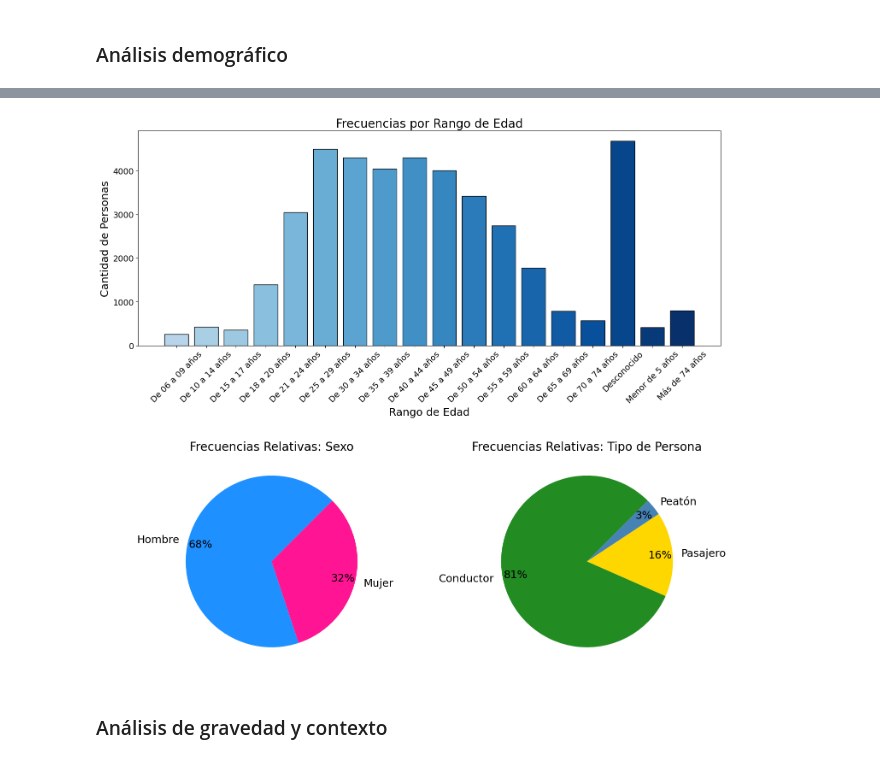
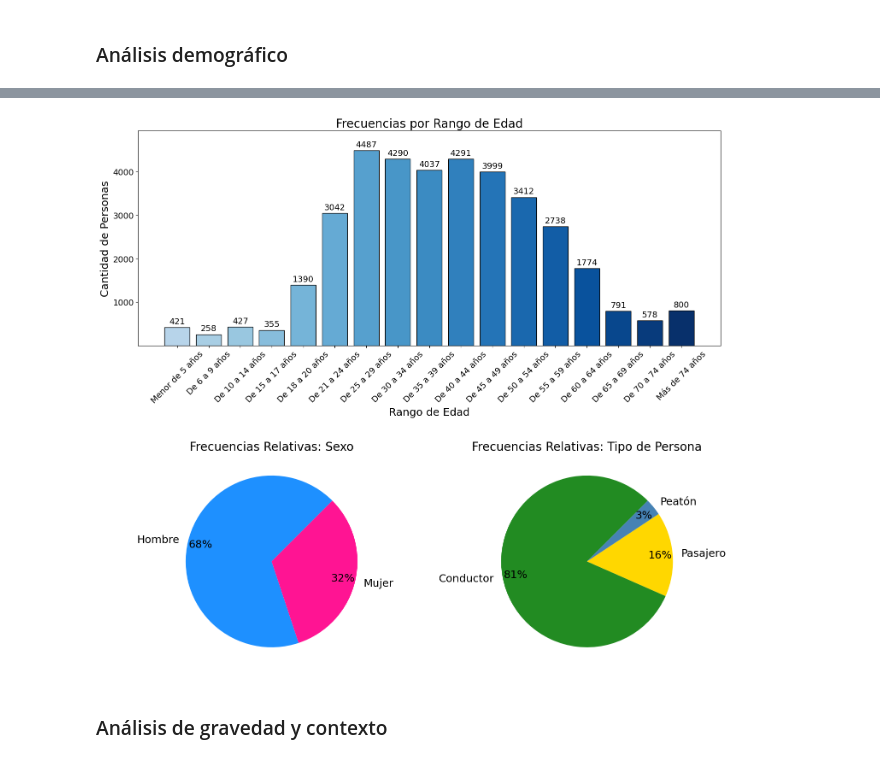
Before and after one commit to AQuindimil/DS-Online_AQR, a Jupyter notebook: Project_Break_I_EDA/EDA_Accidentes_2021.ipynb, the cells around one changed output, grey strips where cells are left out. Saved outputs shown, nothing was run; the diff lists cells and outputs as text; code cells hidden in the pictures.

```diff
--- a/Project_Break_I_EDA/EDA_Accidentes_2021.ipynb
+++ b/Project_Break_I_EDA/EDA_Accidentes_2021.ipynb
@@ -176,0 +200,2 @@ df_21.head(5)
+# %%
+df_21["suma"]=df_21.coordenada_x_utm + df_21.coordenada_y_utm
@@ -177,21 +240,24 @@ df_21.head(5)
 # %%
 #TRATAMOS LOS NULOS
 
-# 1. Estado meteorlogico
-df_21['estado_meteorológico'] = df_21['estado_meteorológico'].fillna('No consta')
-# 2. TIPO VEHÍCULO
+# 1. ESTADO METEOROLÓGICO
+df_21['estado_meteorológico'] = df_21['estado_meteorológico'].fillna("Se desconoce")
+
+
+# 2. TIPO PERSONA Y VEHÍCULO
+
 mask_no_aplica = df_21['tipo_persona'].str.lower().isin(['peatón', 'testigo'])
 # Peatón y testigo → No aplica
-df_21.loc[ mask_no_aplica & df_21['tipo_vehiculo'].isna(), 'tipo_vehiculo' ] = 'No aplica'
-# El resto de nulos → No consta
 df_21['tipo_vehiculo'] = df_21['tipo_vehiculo'].fillna('No consta')
+df_21.loc[mask_no_aplica & df_21['tipo_vehiculo'].isna(), 'tipo_vehiculo' ] = 'No aplica'
+
 # 3. LESIVIDAD (ORDINAL)
 df_21['cod_lesividad'] = df_21['cod_lesividad'].fillna(14)
 df_21['lesividad'] = df_21['lesividad'].fillna('Sin asistencia sanitaria')
 
 # 4. ALCOHOL Y DROGAS
-
 df_21['positiva_alcohol'] = df_21['positiva_alcohol'].fillna('No consta')
 df_21['positiva_droga'] = df_21['positiva_droga'].fillna('No consta')
+
 #5. Quedan 37 nulos, los eliminamos (41783 ---> 41762 registros)
 df_21=df_21.dropna()
@@ -234,11 +331,11 @@ df_21["rango_edad"]=df_21.rango_edad.replace({
 # %%
-# 7. CONVERTIR A CATEGORY (DESPUÉS DE IMPUTAR)
-cols_category = [ 'estado_meteorológico',
+# 7. CONVERTIR A CATEGORY (DESPUÉS DE IMPUTAR). Está ordenado
+cols_category = ['cod_distrito',
+                 'distrito',
+                 'tipo_accidente',
+                 'estado_meteorológico',
                  'tipo_vehiculo',
                  'tipo_persona',
-                 'tipo_accidente',
-                 'distrito',
-                 'cod_distrito',
                  'rango_edad',
                  'sexo',
                  'cod_lesividad',
@@ -635,6 +715,7 @@ range(len(edades))
 # %%
 #ANÁLISIS DEMOGRÁFICO
 #Figura de análisis demográfico
+# 3. Orden correcto de rangos de edad
 
 edad_counts = df_21.rango_edad.value_counts().drop("Desconocido", errors="ignore").sort_index()
 sexo_counts = df_21.sexo.value_counts(normalize=True).drop("Desconocido", errors='ignore')
@@ -642,38 +723,41 @@ tipo_counts = df_21.tipo_persona.value_counts(normalize=True)
 
 
 fig_2 = plt.figure(figsize=(16, 14))
 
 
 ax1 = plt.subplot(2, 1, 1) #ocupa todo el ancho
 colores=plt.cm.Blues(np.linspace(0.3,1,len(edades)))
-ax1.bar(edades.index, edades, color=colores, edgecolor="black")
+bars=ax1.bar(edades.index, edades, color=colores, edgecolor="black")
 ax1.set_title("Frecuencias por Rango de Edad", fontsize=20)
 ax1.set_xlabel("Rango de Edad", fontsize=18)
 ax1.set_ylabel("Cantidad de Personas", fontsize=18)
+ax1.bar_label(bars, padding=3, fontsize=14)
 plt.xticks(fontsize=14, rotation=45)
 plt.yticks(fontsize=14)
+max_val = edad_counts.max()
+ax1.set_ylim(bottom=1, top=max_val * 1.1)
 
 pie_kwargs = {
     'autopct': '%1.0f%%',
     'startangle': 45,
     'textprops': {'fontsize': 18},
     'pctdistance': 0.85,
     'labeldistance': 1.1
 }
 
-ax2 = plt.subplot(2, 2, 3) # Fila 1, Columna 1
-ax2.pie(sexo_counts, labels=sexo_counts.index, colors=["dodgerblue", "deeppink"], **pie_kwargs)
-ax2.set_title("Frecuencias Relativas: Sexo", fontsize=20)
+ax1 = plt.subplot(2, 2, 3) # Fila 1, Columna 1
+ax1.pie(sexo_counts, labels=sexo_counts.index, colors=["dodgerblue", "deeppink"], **pie_kwargs)
+ax1.set_title("Frecuencias Relativas: Sexo", fontsize=20)
 
 ax3 = plt.subplot(2, 2, 4) # Fila 1, Columna 2
 ax3.pie(tipo_counts, labels=tipo_counts.index, colors=["forestgreen", "gold", "steelblue"], **pie_kwargs)
 ax3.set_title("Frecuencias Relativas: Tipo de Persona", fontsize=20)
 
 
 plt.tight_layout(pad=4.0) #para que no se solapen
 # plt.show()
 # %% [output]
-[figure, old version]
+[figure, new version]
 # %% [markdown]
 ### Análisis de gravedad y contexto
 # %%
```
Also changed, not shown: parts of 26 cells of this notebook, 2 other files.
